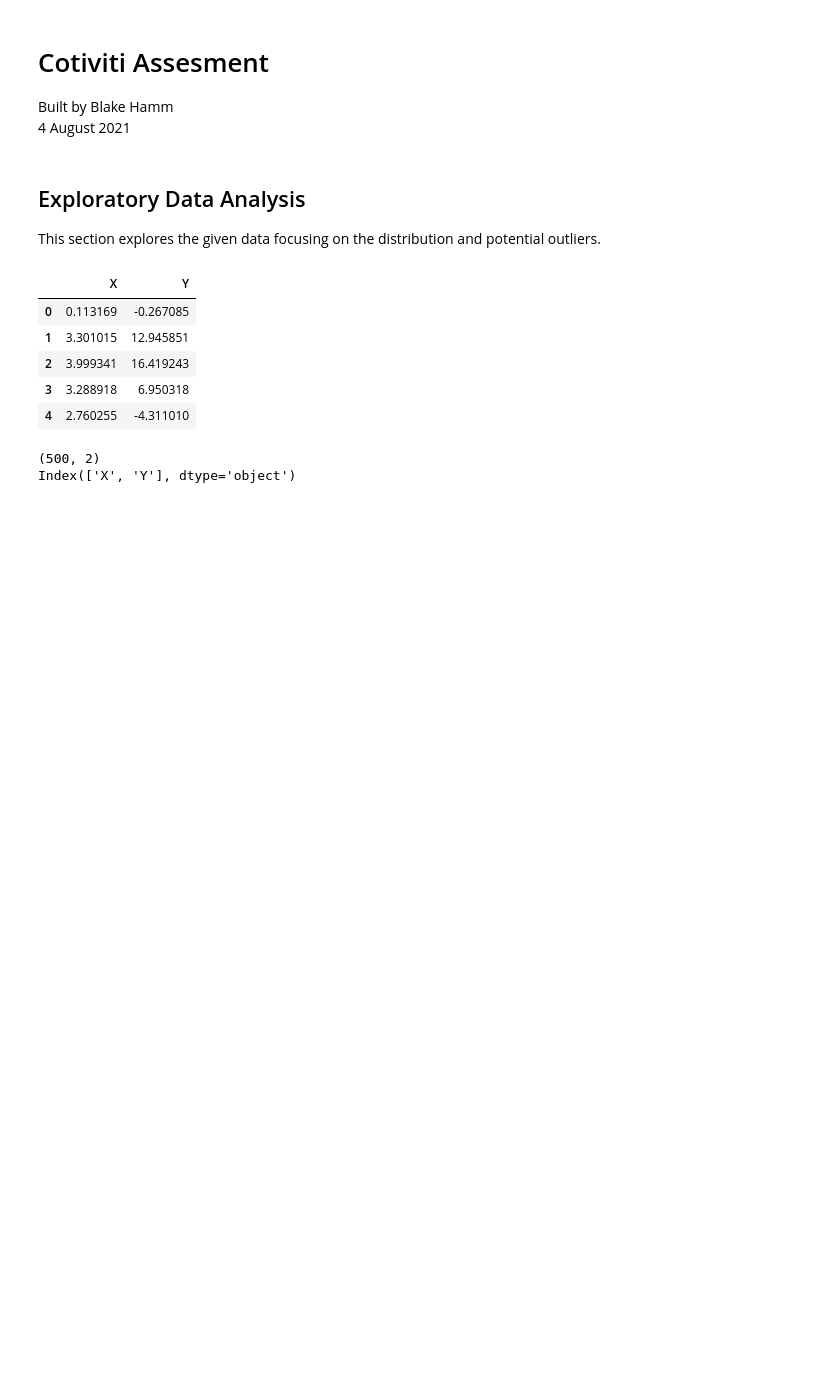
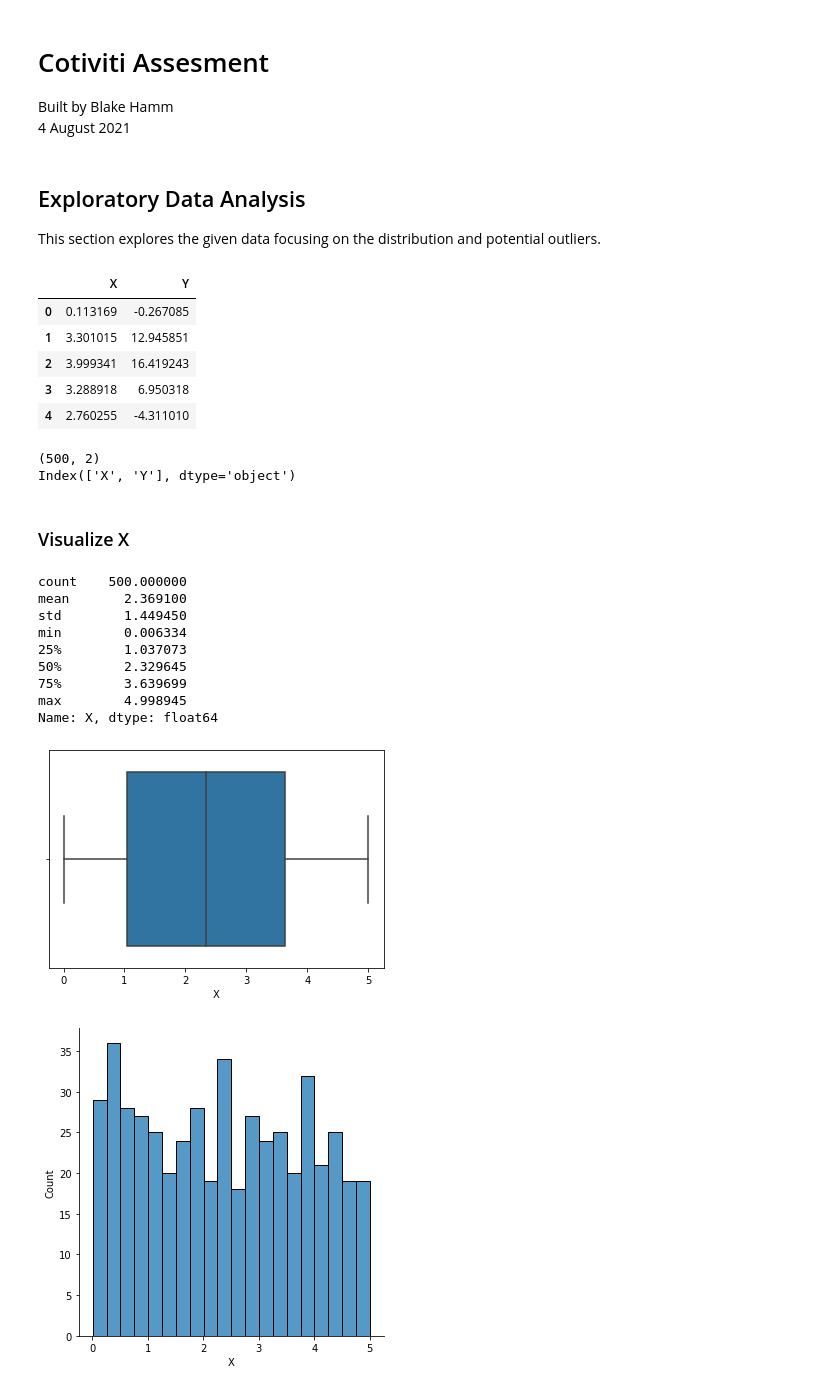
Before and after one commit to blake-hamm/cotiviti_test, a Jupyter notebook: Cotiviti_Assesment.ipynb, the cells around one changed output. Cells and saved outputs as stored; diff of their text form; code cells hidden in the pictures; blank space fills up the shorter version.

```diff
--- a/Cotiviti_Assesment.ipynb
+++ b/Cotiviti_Assesment.ipynb
@@ -18,6 +23,8 @@ This section explores the given data focusing on the distribution and potential
 display(df.head())
 print(df.shape)
 print(df.columns)
+x1 = df['X']
+y1 = df['Y']
 # %% [output]
 |  | X | Y |
 | 0 | 0.113169 | -0.267085 |
@@ -27,3 +34,22 @@ print(df.columns)
 | 4 | 2.760255 | -4.311010 |
 (500, 2)
 Index(['X', 'Y'], dtype='object')
+# %% [markdown]
+### Visualize X
+# %%
+# Boxplot, histogram and descriptive statistics
+ax1 = sns.boxplot(x1)
+ax2 = sns.displot(x1, bins = 20)
+x1.describe()
+# %% [output]
+count    500.000000
+mean       2.369100
+std        1.449450
+min        0.006334
+25%        1.037073
+50%        2.329645
+75%        3.639699
+max        4.998945
+Name: X, dtype: float64
+[figure, added]
+[figure, added]
```
Also changed, not shown: parts of 15 cells of this notebook.
